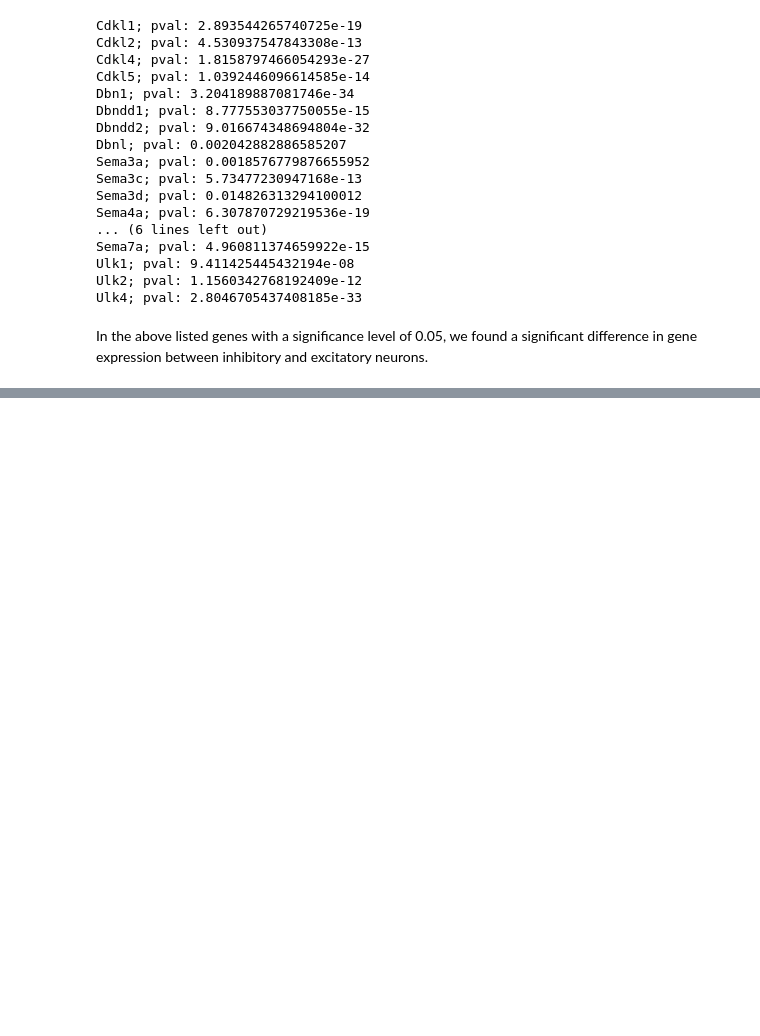
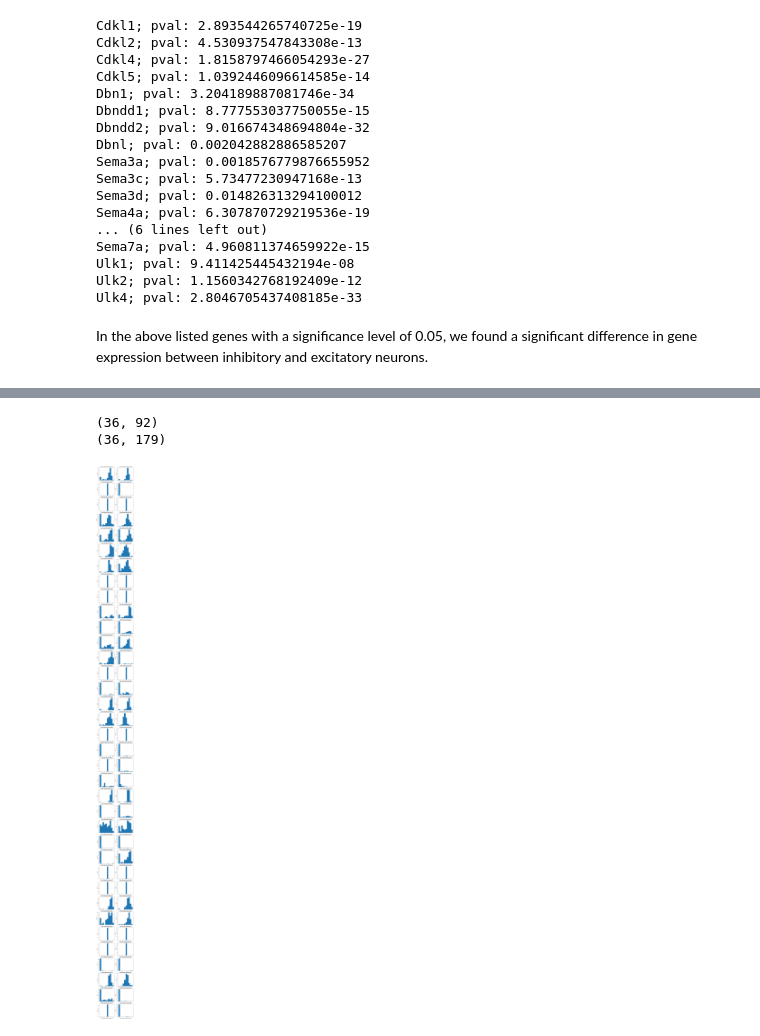
Before and after one commit to bijoudej/BIPN162_FinalProject, a Jupyter notebook: Final_Project_Master.ipynb, the cells around one changed output, grey strips where cells are left out. Drawn from its saved outputs; the diff is of its cells as text; code cells hidden in the pictures; blank space fills up the shorter version.

```diff
--- a/Final_Project_Master.ipynb
+++ b/Final_Project_Master.ipynb
@@ -278,0 +918,8 @@ Picked from mouse genes that
+# %%
+# makes a new columns 'selected' of T/F values depending
+# on if value of the row in 'Unnamed: 0' is == a name in the list of selected genes
+rna_seq_df['selected'] = rna_seq_df['Unnamed: 0'].apply(has_ephys_genes)
+
+# keep all the rows that have the selected genes
+rna_seq_sel_df = rna_seq_df[rna_seq_df['selected'] == True]
+rna_seq_sel_df
@@ -278,0 +945,38 @@ Picked from mouse genes that
+# %%
+gaba_cells = rna_seq_columns[:92]
+# use reset_index to make it easier to iterate over the rows in a for loop
+# using reset_index makes a new column 'index' containing the old indexes -- we get rid of this column using .drop()
+inhib_df = rna_seq_sel_df[gaba_cells].reset_index().drop(columns = 'index')
+
+glut_cells_noname = rna_seq_columns[93:271]
+glut_cells = ['Unnamed: 0'] + glut_cells_noname
+# add column with names of gene
+excit_df = rna_seq_sel_df[glut_cells].reset_index().drop(columns = 'index')
+
+print(inhib_df.shape)
+print(excit_df.shape)
+# %% [output]
+(36, 92)
+(36, 179)
+# %%
+# exploratory analysis checking distributions of inhib and excitatory for each gene
+# TODO: ylabel
+num_genes = len(inhib_df)
+fig, ax = plt.subplots(num_genes, 2, figsize=(10, 165))
+
+for i in range(num_genes):
+    # plot inhibitory data on left
+    ax[i,0].hist(inhib_df.iloc[i][1:])
+    ax[i,0].set_xlabel('median expression value (log2 (cpm)')
+    ax[i,0].set_ylabel('counts')
+    ax[i,0].set_title(inhib_df.loc[i][0] + ' Inhibitory RNA Seq Data')
+
+    # plot excitatory data on right
+    ax[i,1].hist(excit_df.iloc[i][1:])
+    ax[i,1].set_xlabel('median expression value (log2 (cpm))')
+    ax[i,1].set_ylabel('counts')
+    ax[i,1].set_title(excit_df.loc[i][0] + ' Excitatory RNA Seq Data')
+
+plt.show()
+# %% [output]
+[figure, added]
```
Also changed, not shown: parts of 79 cells of this notebook.
